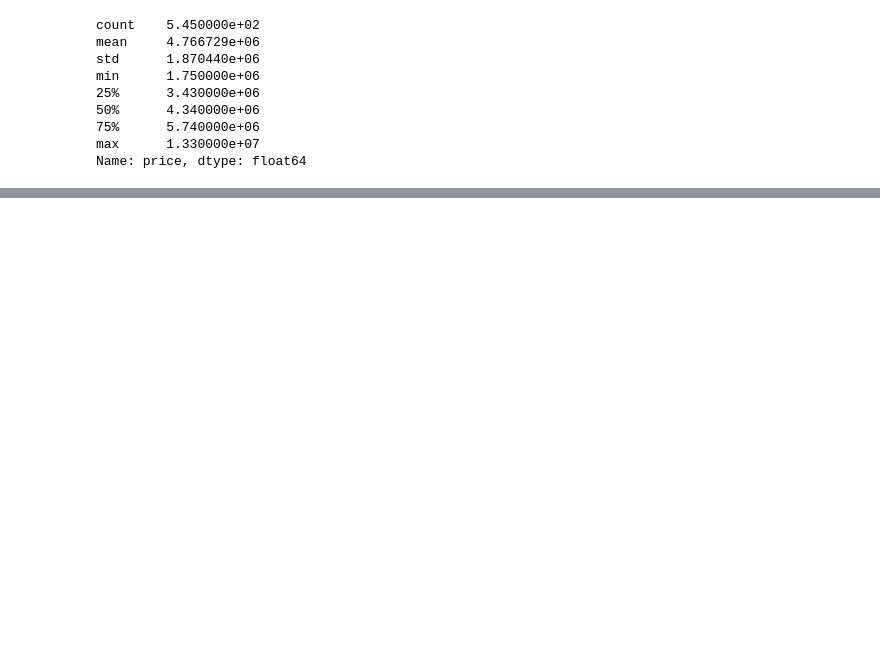
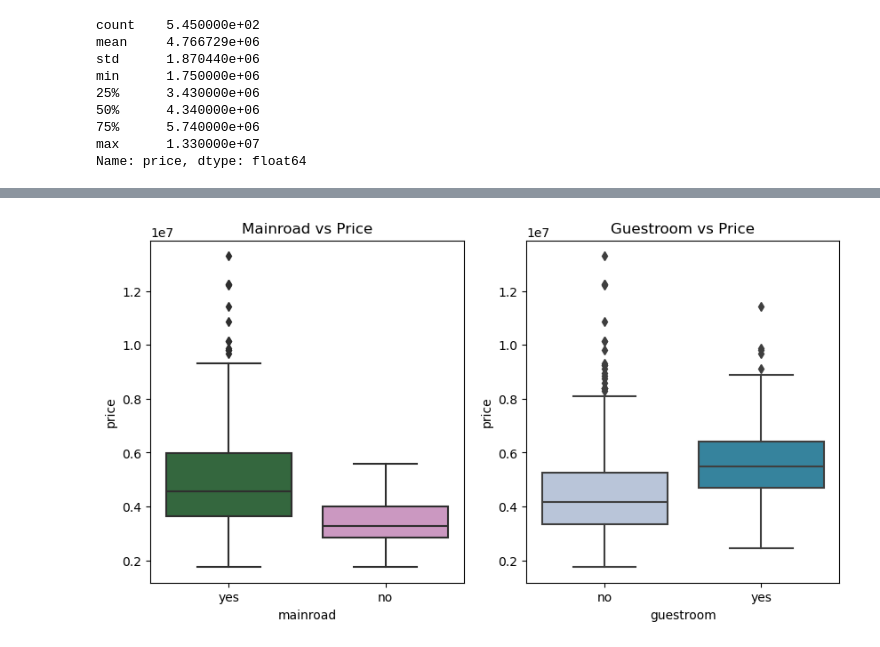
Before and after one commit to PullThePlugItsTooLate/PDAN-T1-LinearRegression-10116408, a Jupyter notebook: housing-prediction-notebook.ipynb, the cells around one changed output, grey strips where cells are left out. Cells and saved outputs as stored; diff of their text form; code cells hidden in the pictures; blank space fills up the shorter version.

```diff
--- a/housing-prediction-notebook.ipynb
+++ b/housing-prediction-notebook.ipynb
@@ -421,0 +397,16 @@ plt.show()
+# %%
+plt.figure(figsize=(10,5))
+
+plt.subplot(1,2,1)
+plt.title('Mainroad vs Price')
+sns.boxplot(x=df.mainroad, y=df.price, palette=("cubehelix"))
+
+plt.subplot(1,2,2)
+plt.title('Guestroom vs Price')
+sns.boxplot(x=df.guestroom, y=df.price, palette=("PuBuGn"))
+
+plt.show()
+
+#(Gavande, 2022)
+# %% [output]
+[figure, added]
```
Also changed, not shown: parts of 131 cells of this notebook.
